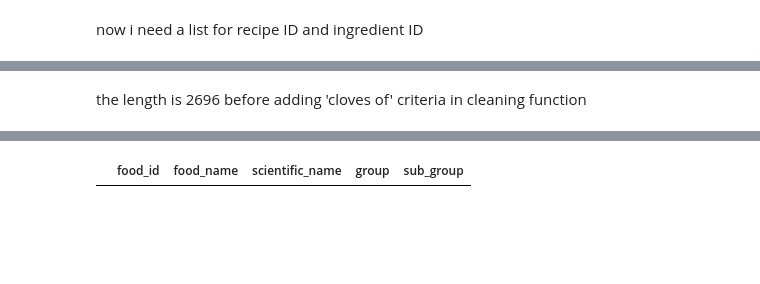
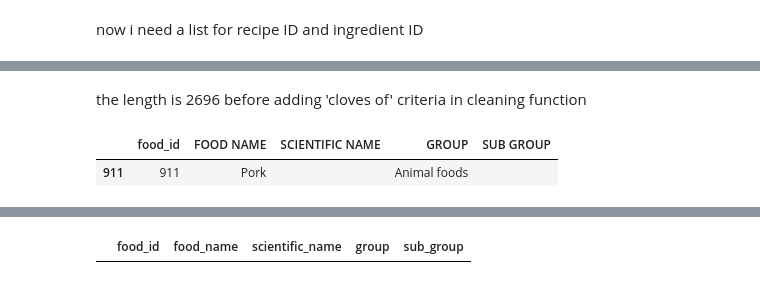
Before and after one commit to rosewisotzky/data_capstone, a Jupyter notebook: notebooks/recipeEDA.ipynb, the cells around one changed output, grey strips where cells are left out. Cells and saved outputs as stored; diff of their text form; code cells hidden in the pictures; blank space fills up the shorter version.

```diff
--- a/notebooks/recipeEDA.ipynb
+++ b/notebooks/recipeEDA.ipynb
@@ -383,5 +403,10 @@ len(ingredientIDs)
-# %% [markdown]
-the length is 2696 before adding 'cloves of' criteria in cleaning function
+# %% [markdown]
+the length is 2696 before adding 'cloves of' criteria in cleaning function
+# %%
+generic_ing.loc[generic_ing['FOOD NAME'] == 'Pork']
+# %% [output]
+|  | food_id | FOOD NAME | SCIENTIFIC NAME | GROUP | SUB GROUP |
+| 911 | 911 | Pork |  | Animal foods |  |
 # %%
 len(recipeIDs)
 # %% [output]
```
Also changed, not shown: parts of 43 cells of this notebook, 1 other file.
